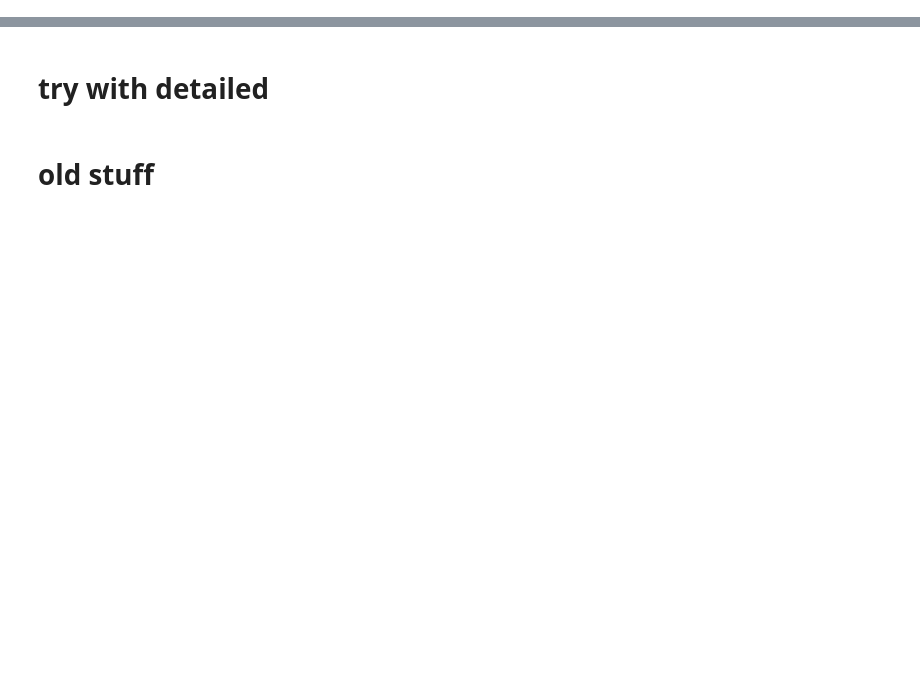
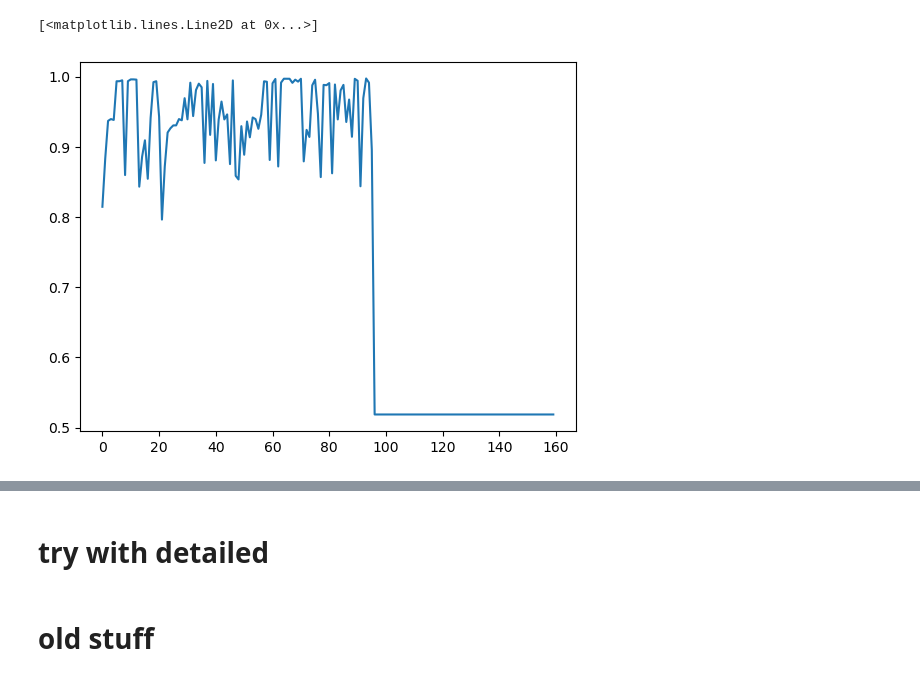
Before and after one commit to laura-rieger/segmenter, a Jupyter notebook: src/Results.ipynb, the cells around one changed output, grey strips where cells are left out. Saved outputs shown, nothing was run; the diff lists cells and outputs as text; code cells hidden in the pictures; blank space fills up the shorter version.

```diff
--- a/src/Results.ipynb
+++ b/src/Results.ipynb
@@ -55,0 +55,5 @@ results[['foldername',  'final_dice_score','cost_function', 'add_ratio','experim
+# %%
+plt.plot(results.iloc[0].val_scores)
+# %% [output]
+[<matplotlib.lines.Line2D at 0x...>]
+[figure, added]
```
Also changed, not shown: parts of 11 cells of this notebook, 6 other files.
